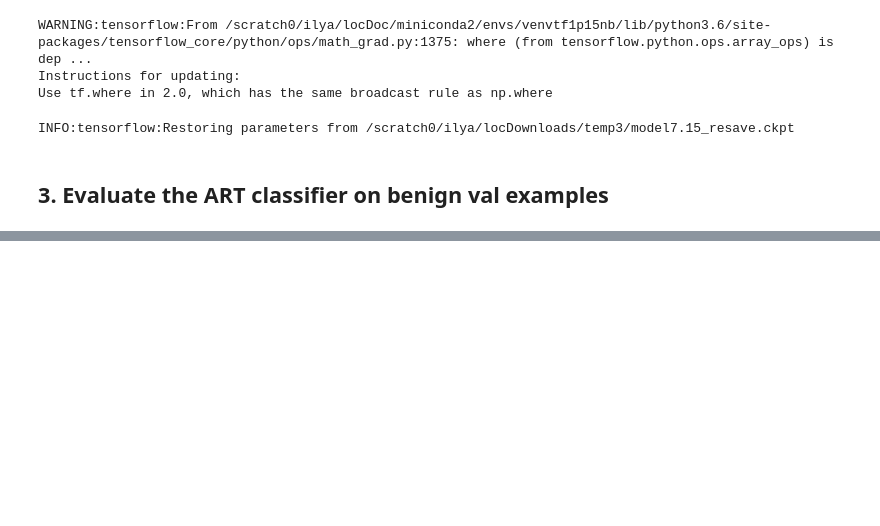
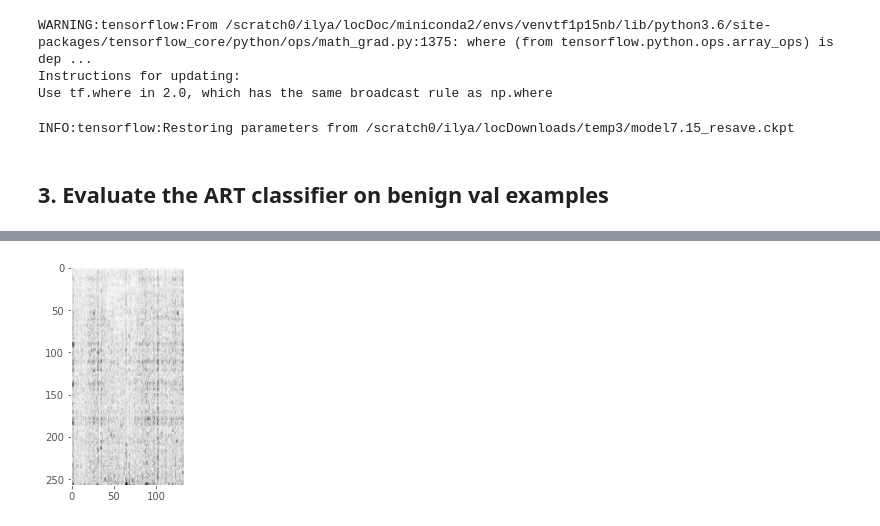
Before and after one commit to ilyakava/py3fst, a Jupyter notebook: Fast_Gradient_Demo_from_time.ipynb, the cells around one changed output, grey strips where cells are left out. Saved outputs shown, nothing was run; the diff lists cells and outputs as text; code cells hidden in the pictures; blank space fills up the shorter version.

```diff
--- a/Fast_Gradient_Demo_from_time.ipynb
+++ b/Fast_Gradient_Demo_from_time.ipynb
@@ -563,0 +389,11 @@ np.savez(os.path.join(out_path, fname), adv_feat=unbatched_adv[sound_i], clean_f
+# %%
+err_sound = unbatched_adv_egs[adv_sound_i] - unbatched_originals[adv_sound_i]
+err_stft = librosa.core.stft(err_sound,
+        win_length=16000//40,
+        hop_length=160,
+        n_fft=512)
+err_feat = (np.abs(err_stft)**0.3 - mean)/ std_dev
+plt.imshow(err_feat,cmap='Greys')
+plt.grid(b=None)
+# %% [output]
+[figure, added]
```
Also changed, not shown: parts of 76 cells of this notebook.
